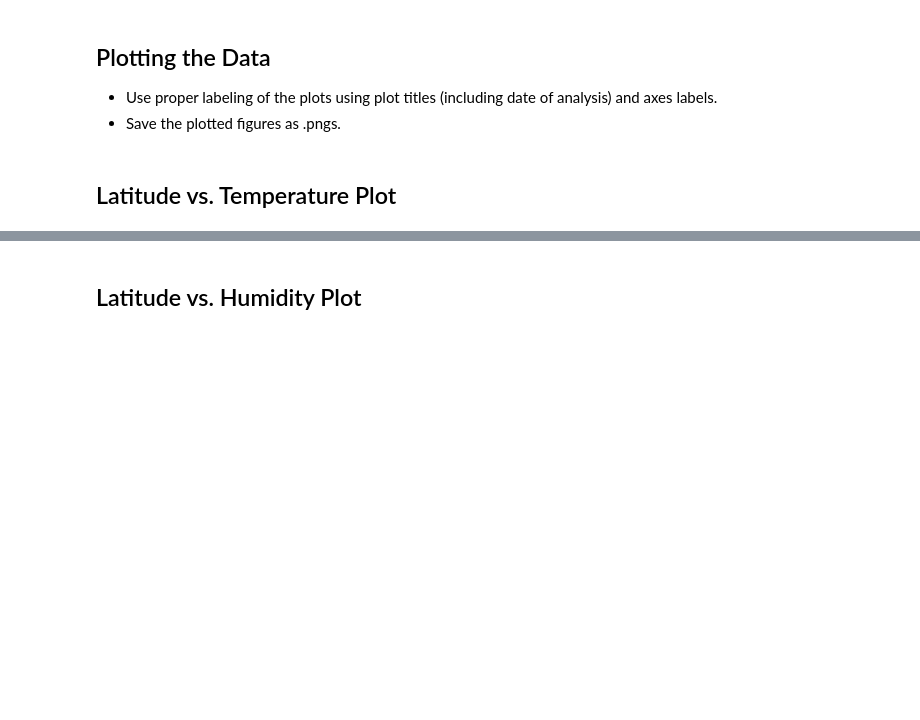
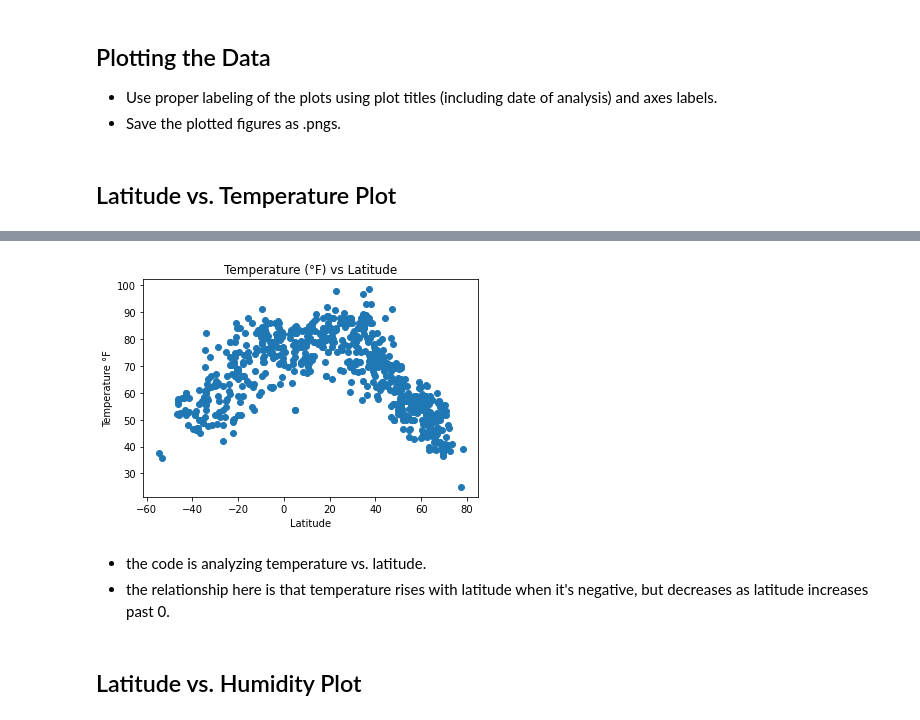
Before and after one commit to BRhoads1155/Python_APIs-Challenge, a Jupyter notebook: WeatherPy/WeatherPy.ipynb, the cells around one changed output, grey strips where cells are left out. Drawn from its saved outputs; the diff is of its cells as text; code cells hidden in the pictures; blank space fills up the shorter version.

```diff
--- a/WeatherPy/WeatherPy.ipynb
+++ b/WeatherPy/WeatherPy.ipynb
@@ -34,0 +40,25 @@ Data Retrieval Complete
+# %%
+#create a list to store JSON
+city_data = []
+
+#config info
+url = "http://api.openweathermap.org/data/2.5/weather"
+params = {'appid': weather_api_key,
+          'q': '',
+          'units': 'imperial'}
+
+# Loop through each city
+# Include a print log of each city as it's being processed with the city number, city name, and requested URL.
+counter = 0
+for index, city in enumerate(cities):
+    try:
+        counter=counter + 1
+        params['q'] = city.city_name
+        print(f"Weather Data #{counter}  |  {city.city_name}")
+        print(f"Requested URL: {url + '?units=' + params['units'] + '&APPID=' + params['appid'] + '&q=' + city.city_name.replace(' ', '%20')}")
+        response = requests.get(url, params=params).json()
+        city_data.append(response)
+    except:
+        print(f"weather data for {city.city_name} is not available")
+# Print JSON structure
+print(json.dumps(response, indent=4, sort_keys=True))
@@ -96,2 +164,15 @@ Int64Index([], dtype='int64')
+# %%
+plt.scatter(weather_data_df["Lat"],weather_data_df["Max Temp"],marker ="o")
+plt.title("Temperature (°F) vs Latitude")
+plt.xlabel("Latitude")
+plt.ylabel("Temperature °F")
+plt.savefig("Output/Temperature (°F) vs Latitude")
+plt.show()
+# %% [output]
+[figure, added]
+# %% [markdown]
+
+* the code is analyzing temperature vs. latitude.
+* the relationship here is that temperature rises with latitude when it's negative, but decreases as latitude increases past 0.
 # %% [markdown]
 ## Latitude vs. Humidity Plot
```
Also changed, not shown: parts of 43 cells of this notebook, 17 other files.
